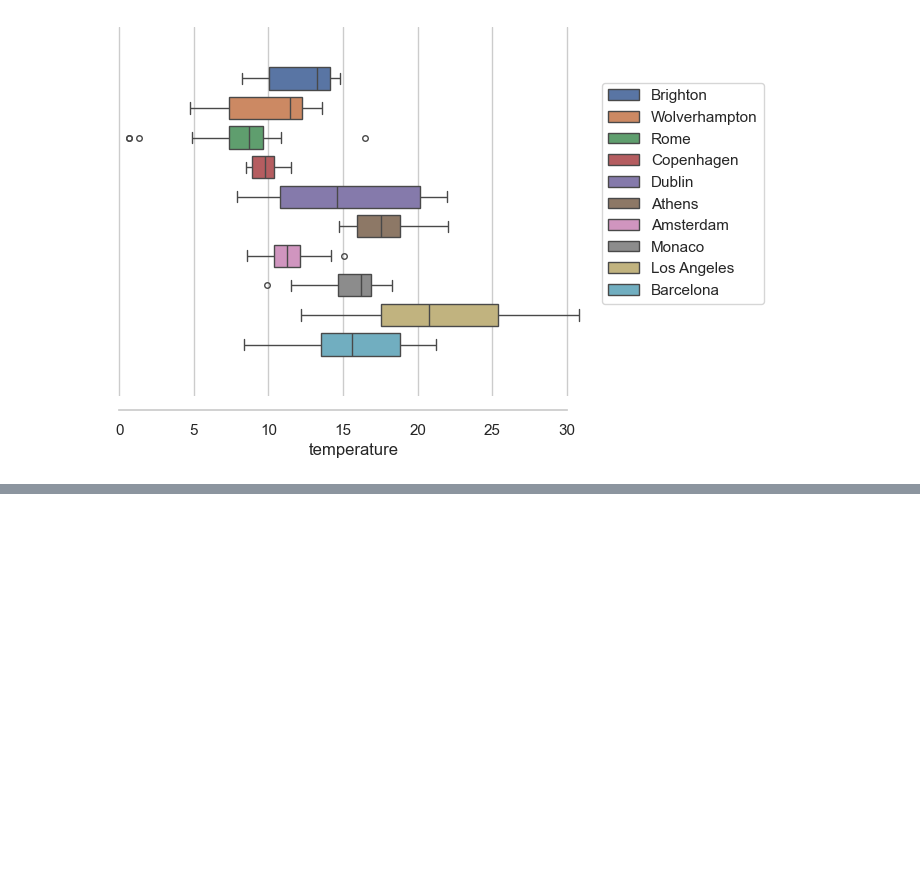
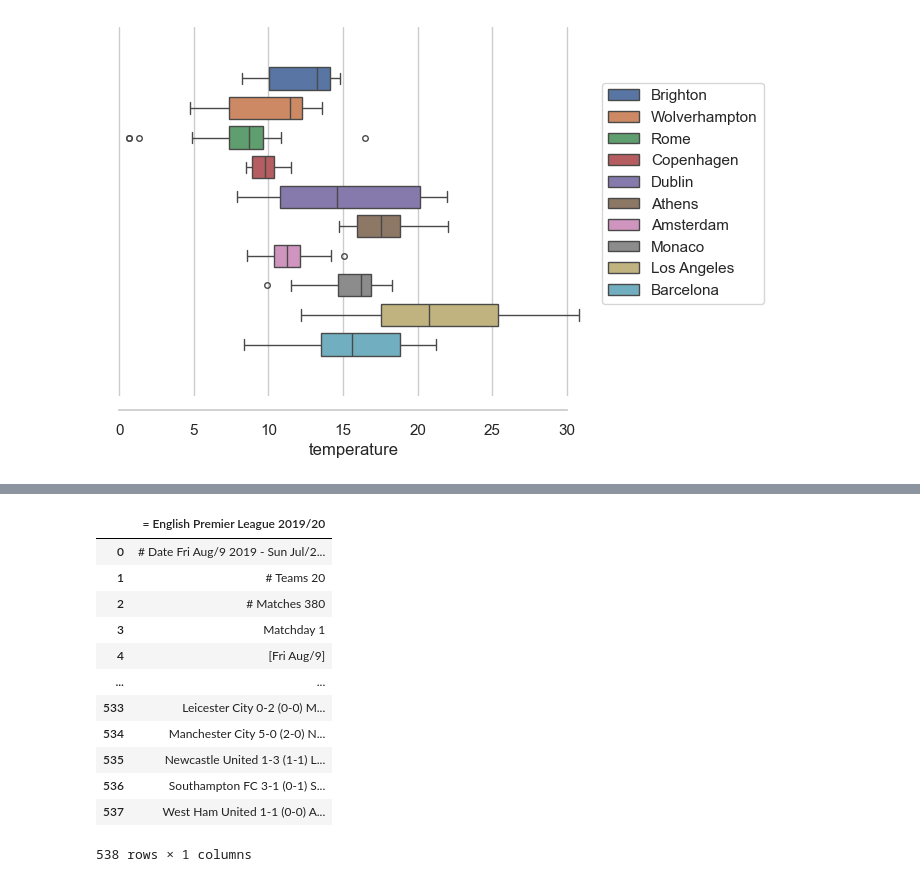
Before and after one commit to manvirmoore/projects, a Jupyter notebook: weather/weather_visuals.ipynb, the cells around one changed output, grey strips where cells are left out. Drawn from its saved outputs; the diff is of its cells as text; code cells hidden in the pictures; blank space fills up the shorter version.

```diff
--- a/weather/weather_visuals.ipynb
+++ b/weather/weather_visuals.ipynb
@@ -50,0 +56,16 @@ sns.scatterplot(x='temperature', y='feels_like', data=df, hue='city');
+# %%
+pd.read_csv("/Users/mannimoore/Documents/GitHub/projects/1-premierleague.txt")
+# %% [output]
+|  | = English Premier League 2019/20 |
+| 0 | # Date Fri Aug/9 2019 - Sun Jul/2... |
+| 1 | # Teams 20 |
+| 2 | # Matches 380 |
+| 3 | Matchday 1 |
+| 4 | [Fri Aug/9] |
+| ... | ... |
+| 533 | Leicester City 0-2 (0-0) M... |
+| 534 | Manchester City 5-0 (2-0) N... |
+| 535 | Newcastle United 1-3 (1-1) L... |
+| 536 | Southampton FC 3-1 (0-1) S... |
+| 537 | West Ham United 1-1 (0-0) A... |
+538 rows × 1 columns
```
Also changed, not shown: parts of 4 cells of this notebook, 1 other file.
